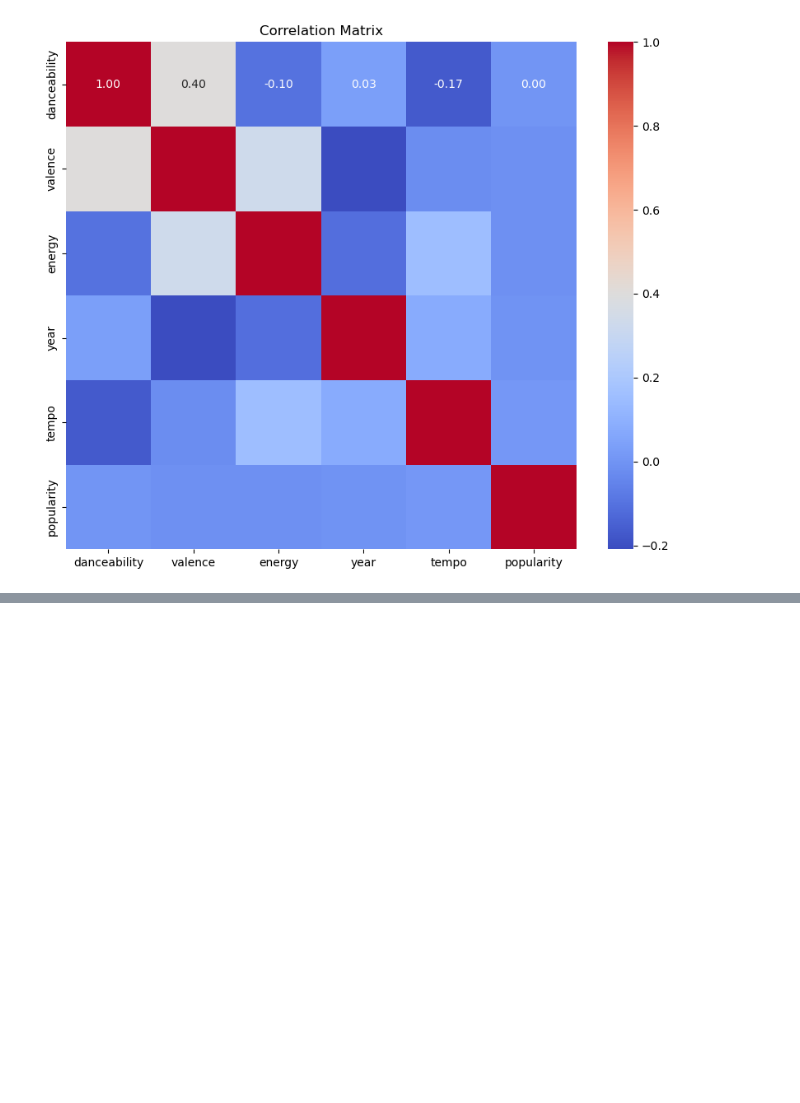
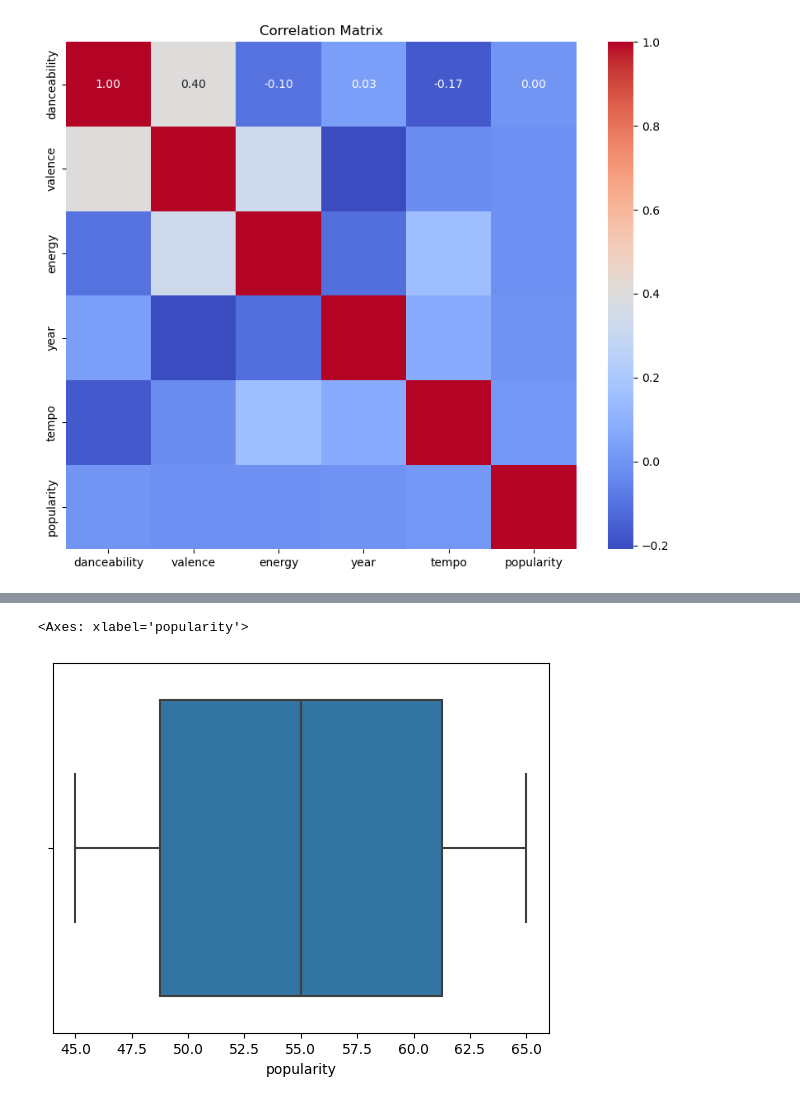
Before and after one commit to ricvall/FDS_Project, a Jupyter notebook: fds2_proj.ipynb, the cells around one changed output, grey strips where cells are left out. Drawn from its saved outputs; the diff is of its cells as text; code cells hidden in the pictures; blank space fills up the shorter version.

```diff
--- a/fds2_proj.ipynb
+++ b/fds2_proj.ipynb
@@ -305,0 +327,7 @@ popularity        0.000443 -0.011589 -0.012853 -0.005724  0.011369    1.000000
+# %%
+nsync_df = df[(df['artist'] == "*NSYNC")]
+# %%
+sns.boxplot(x = 'popularity', data = nsync_df)
+# %% [output]
+<Axes: xlabel='popularity'>
+[figure, added]
```
Also changed, not shown: parts of 26 cells of this notebook.
